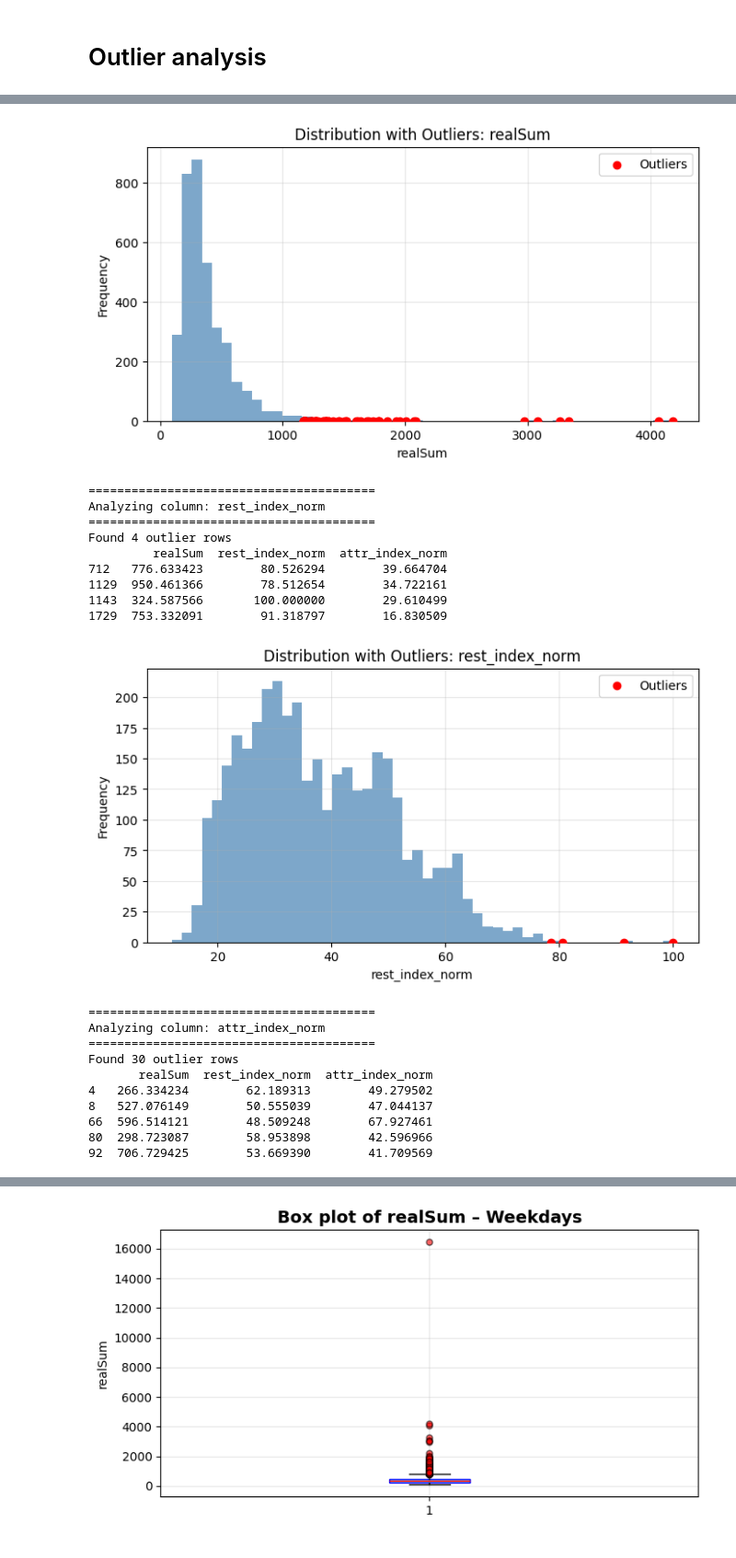
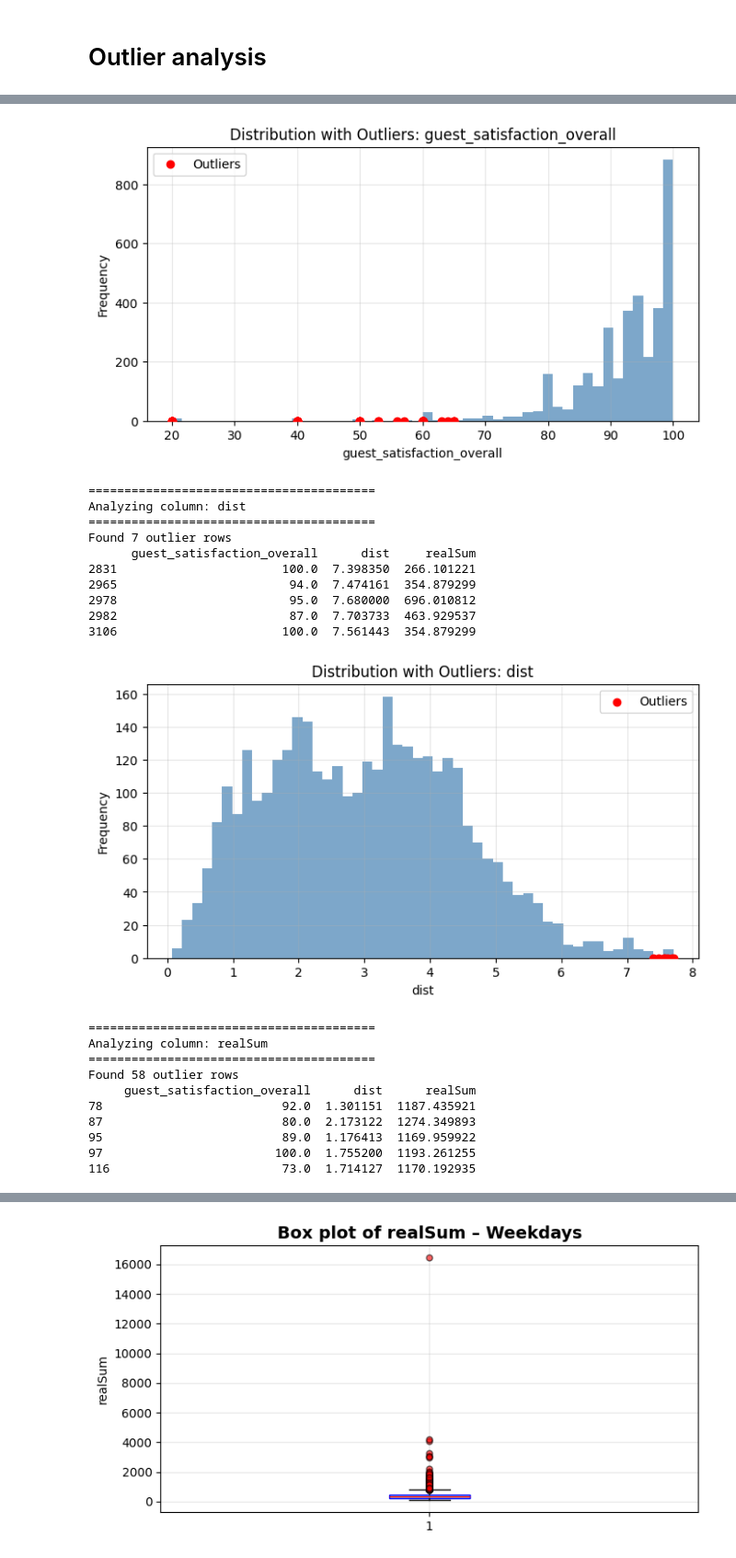
Before and after one commit to WaShindeiru/data_mining, a Jupyter notebook: mining_02.ipynb, the cells around one changed output, grey strips where cells are left out. Shown at 92% size. Saved outputs shown, nothing was run; the diff lists cells and outputs as text; code cells hidden in the pictures.

```diff
--- a/mining_02.ipynb
+++ b/mining_02.ipynb
@@ -414,7 +414,11 @@ def plot_distribution_with_outliers(df, col):
     plt.show()
     return df[col].describe()
 # %%
-selected_columns = ['realSum', 'rest_index_norm', 'attr_index_norm']
+selected_columns = [
+    'guest_satisfaction_overall',
+    'dist',
+    'realSum'
+]
 
 # Weekends
 print("\n=== Weekends Outlier Analysis ===")
@@ -451,21 +455,22 @@ Found 58 outlier rows
-[figure, old version]
+[figure, new version]
 ========================================
-Analyzing column: rest_index_norm
+Analyzing column: dist
 ========================================
-Found 4 outlier rows
-         realSum  rest_index_norm  attr_index_norm
-712   776.633423        80.526294        39.664704
-1129  950.461366        78.512654        34.722161
-1143  324.587566       100.000000        29.610499
-1729  753.332091        91.318797        16.830509
+Found 7 outlier rows
+      guest_satisfaction_overall      dist     realSum
+2831                       100.0  7.398350  266.101221
+2965                        94.0  7.474161  354.879299
+2978                        95.0  7.680000  696.010812
+2982                        87.0  7.703733  463.929537
+3106                       100.0  7.561443  354.879299
-[figure, old version]
+[figure, new version]
 ========================================
-Analyzing column: attr_index_norm
+Analyzing column: realSum
 ========================================
-Found 30 outlier rows
-       realSum  rest_index_norm  attr_index_norm
-4   266.334234        62.189313        49.279502
-8   527.076149        50.555039        47.044137
-66  596.514121        48.509248        67.927461
-80  298.723087        58.953898        42.596966
-92  706.729425        53.669390        41.709569
+Found 58 outlier rows
+     guest_satisfaction_overall      dist      realSum
+78                         92.0  1.301151  1187.435921
+87                         80.0  2.173122  1274.349893
+95                         89.0  1.176413  1169.959922
+97                        100.0  1.755200  1193.261255
+116                        73.0  1.714127  1170.192935
```
Also changed, not shown: parts of 2 cells of this notebook.
